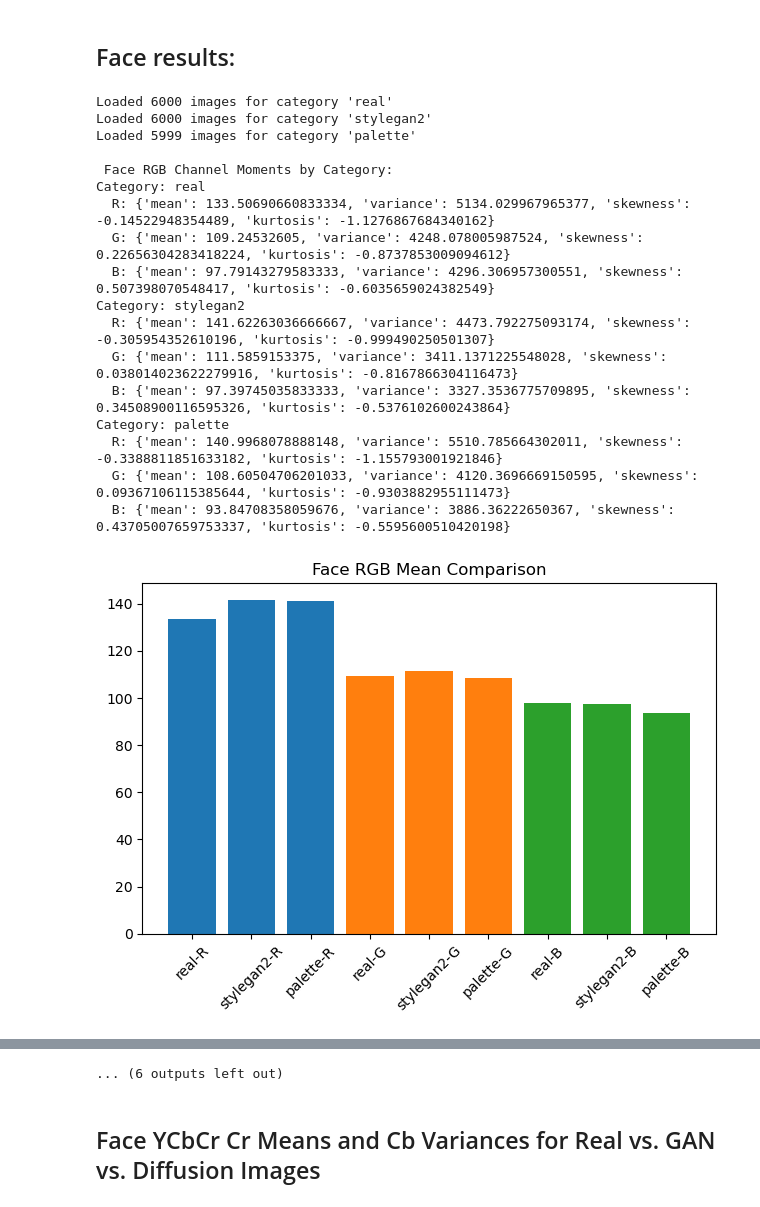
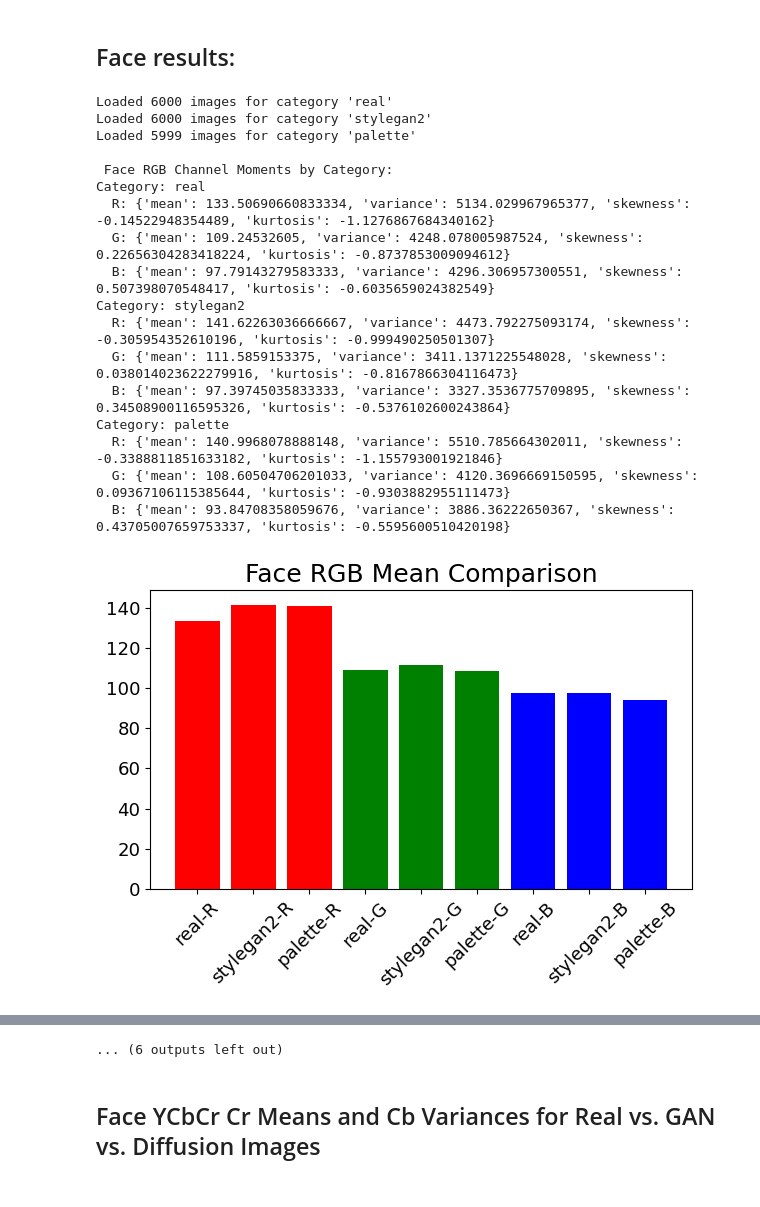
Before and after one commit to SamLB9/GAN-vs.-Diffusion-Images, a Jupyter notebook: notebooks/color_distribution_analysis.ipynb, the cells around one changed output, grey strips where cells are left out. Cells and saved outputs as stored; diff of their text form; code cells hidden in the pictures.

```diff
--- a/notebooks/color_distribution_analysis.ipynb
+++ b/notebooks/color_distribution_analysis.ipynb
@@ -112,11 +112,15 @@ def plot_comparison(moments_dict, title_prefix, channel_names):
     """Plot bar charts for each statistical moment across categories."""
     categories = list(moments_dict.keys())
     stats = ['mean', 'variance', 'skewness', 'kurtosis']
+    channel_colors = {'R': 'red', 'G': 'green', 'B': 'blue',  # RGB
+                      'H': 'magenta', 'S': 'cyan', 'V': 'gold', # HSV
+                      'Y': 'gray', 'Cr': 'darkred', 'Cb': 'navy'} # YCbCr
+
     for stat in stats:
         plt.figure()
         for ch in channel_names:
             values = [moments_dict[cat][ch][stat] for cat in categories]
-            plt.bar([f"{cat}-{ch}" for cat in categories], values)
+            plt.bar([f"{cat}-{ch}" for cat in categories], values, color=channel_colors.get(ch, 'gray'))
         plt.xticks(rotation=45)
         plt.title(f"Bedroom {title_prefix} {stat.capitalize()} Comparison")
         plt.tight_layout()
@@ -125,14 +129,16 @@ def plot_comparison(moments_dict, title_prefix, channel_names):
 
 def plot_histograms(per_cat_hists, bin_edges):
     """Plot normalized RGB histograms for each category."""
+    channel_colors = {'R': 'red', 'G': 'green', 'B': 'blue'}
     for cat, hist_sum in per_cat_hists.items():
         plt.figure()
         for ch in ['R','G','B']:
-            plt.plot(bin_edges[:-1], hist_sum[ch], label=ch)
+            plt.plot(bin_edges[:-1], hist_sum[ch], label=ch, color=channel_colors[ch])
         plt.title(f"Bedroom RGB Histogram - {cat}")
         plt.legend()
         plt.tight_layout()
         plt.show()
+
 
 
 def main():
@@ -406,11 +412,15 @@ def plot_comparison(moments_dict, title_prefix, channel_names):
     """Plot bar charts for each statistical moment across categories."""
     categories = list(moments_dict.keys())
     stats = ['mean', 'variance', 'skewness', 'kurtosis']
+    channel_colors = {'R': 'red', 'G': 'green', 'B': 'blue',  # RGB
+                      'H': 'magenta', 'S': 'cyan', 'V': 'gold', # HSV
+                      'Y': 'gray', 'Cr': 'darkred', 'Cb': 'navy'} # YCbCr
+
     for stat in stats:
         plt.figure()
         for ch in channel_names:
             values = [moments_dict[cat][ch][stat] for cat in categories]
-            plt.bar([f"{cat}-{ch}" for cat in categories], values)
+            plt.bar([f"{cat}-{ch}" for cat in categories], values, color=channel_colors.get(ch, 'gray'))
         plt.xticks(rotation=45)
         plt.title(f"Face {title_prefix} {stat.capitalize()} Comparison")
         plt.tight_layout()
@@ -419,14 +429,16 @@ def plot_comparison(moments_dict, title_prefix, channel_names):
 
 def plot_histograms(per_cat_hists, bin_edges):
     """Plot normalized RGB histograms for each category."""
+    channel_colors = {'R': 'red', 'G': 'green', 'B': 'blue'}
     for cat, hist_sum in per_cat_hists.items():
         plt.figure()
         for ch in ['R','G','B']:
-            plt.plot(bin_edges[:-1], hist_sum[ch], label=ch)
+            plt.plot(bin_edges[:-1], hist_sum[ch], label=ch, color=channel_colors[ch])
         plt.title(f"Face RGB Histogram - {cat}")
         plt.legend()
         plt.tight_layout()
         plt.show()
+
 
 
 def main():
@@ -458,31 +470,31 @@ def main():
 
     # HSV and YCbCr moments & plots
     for space, ch_names in [('HSV', ['H','S','V']), ('YCbCr', ['Y','Cr','Cb'])]:
         alt_mom = {cat: convert_and_compute_moments(imgs, space) for cat, imgs in datasets.items()}
         print(f"\nFace {space} Channel Moments by Category:")
         for cat, mom in alt_mom.items():
             print(f"Category: {cat}")
             for ch, stats in mom.items(): print(f"  {ch}: {stats}")
         plot_comparison(alt_mom, space, ch_names)
 
 if __name__ == '__main__':
     main()
 # %% [output]
 Loaded 6000 images for category 'real'
 Loaded 6000 images for category 'stylegan2'
 Loaded 5999 images for category 'palette'
 
  Face RGB Channel Moments by Category:
 Category: real
   R: {'mean': 133.50690660833334, 'variance': 5134.029967965377, 'skewness': -0.14522948354489, 'kurtosis': -1.1276867684340162}
   G: {'mean': 109.24532605, 'variance': 4248.078005987524, 'skewness': 0.22656304283418224, 'kurtosis': -0.8737853009094612}
   B: {'mean': 97.79143279583333, 'variance': 4296.306957300551, 'skewness': 0.507398070548417, 'kurtosis': -0.6035659024382549}
 Category: stylegan2
   R: {'mean': 141.62263036666667, 'variance': 4473.792275093174, 'skewness': -0.305954352610196, 'kurtosis': -0.999490250501307}
   G: {'mean': 111.5859153375, 'variance': 3411.1371225548028, 'skewness': 0.038014023622279916, 'kurtosis': -0.8167866304116473}
   B: {'mean': 97.39745035833333, 'variance': 3327.3536775709895, 'skewness': 0.34508900116595326, 'kurtosis': -0.5376102600243864}
 Category: palette
   R: {'mean': 140.9968078888148, 'variance': 5510.785664302011, 'skewness': -0.3388811851633182, 'kurtosis': -1.155793001921846}
   G: {'mean': 108.60504706201033, 'variance': 4120.3696669150595, 'skewness': 0.09367106115385644, 'kurtosis': -0.9303882955111473}
   B: {'mean': 93.84708358059676, 'variance': 3886.36222650367, 'skewness': 0.43705007659753337, 'kurtosis': -0.5595600510420198}
-[figure, old version]
+[figure, new version]
```
Also changed, not shown: parts of 6 cells of this notebook, 8 other files.
